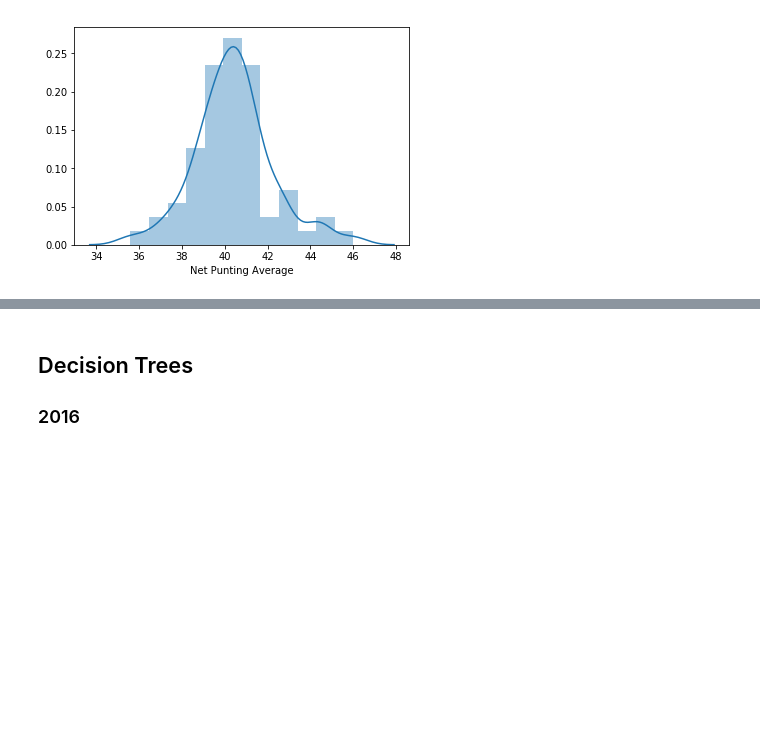
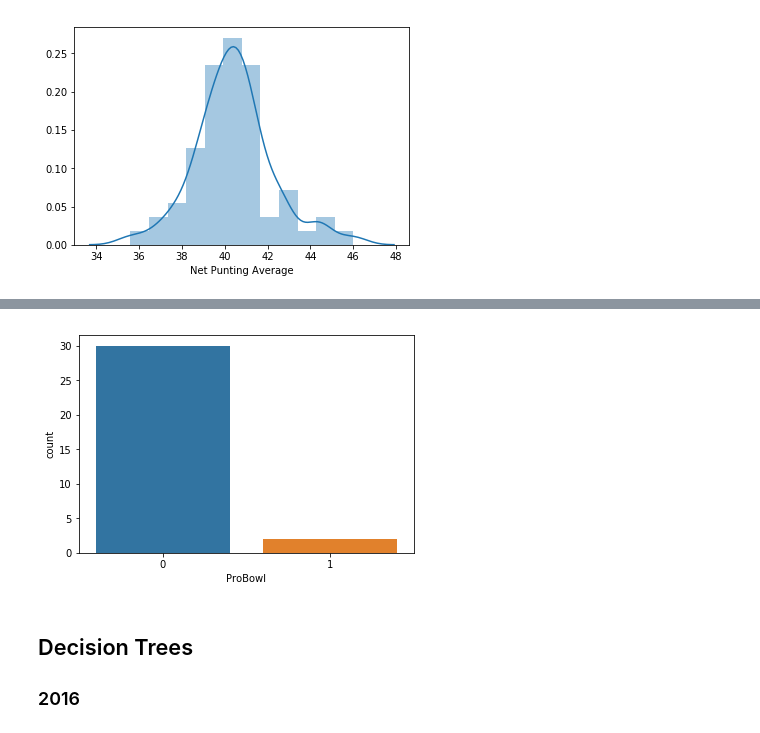
Before and after one commit to dfree1592/capstone, a Jupyter notebook: Capstone.ipynb, the cells around one changed output, grey strips where cells are left out. Saved outputs shown, nothing was run; the diff lists cells and outputs as text; code cells hidden in the pictures; blank space fills up the shorter version.

```diff
--- a/Capstone.ipynb
+++ b/Capstone.ipynb
@@ -340,3 +253,5 @@ df2016.drop('index', axis=1, inplace=True)
+# %%
+df2017['RedZone_Percentage'] = df2017['Punts Inside Opponents 20 Yard Line'] / df2017.Punts
 # %%
 df2016.to_csv('./df2016.csv')
 # %%
@@ -405,3 +311,7 @@ sns.countplot(x='ProBowl', data=df);
+# %%
+sns.countplot(x='ProBowl', data=df2017);
+# %% [output]
+[figure, added]
 # %% [markdown]
 ## Decision Trees
 ### 2016
```
Also changed, not shown: parts of 33 cells of this notebook.
